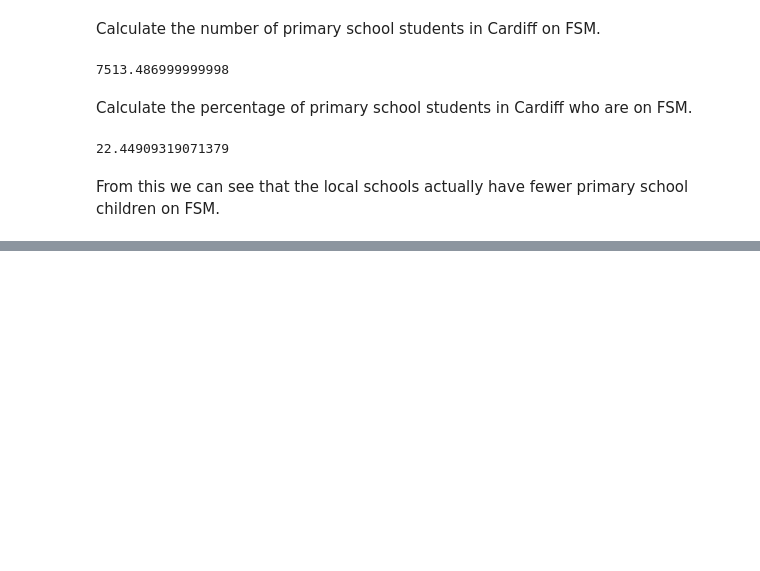
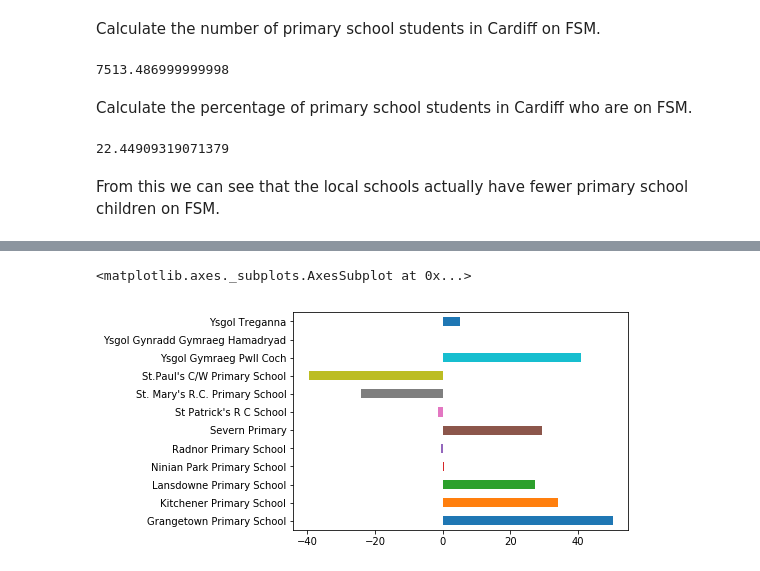
Before and after one commit to idorrington92/SRCDC_cardiff_data_analysis, a Jupyter notebook: codes/schools/my_local_school_webscraping.ipynb, the cells around one changed output, grey strips where cells are left out. Cells and saved outputs as stored; diff of their text form; code cells hidden in the pictures; blank space fills up the shorter version.

Commit message:
Added code to look through the tables in my local schools. Started looking at SEN and EAL stats.

```diff
--- a/codes/schools/my_local_school_webscraping.ipynb
+++ b/codes/schools/my_local_school_webscraping.ipynb
@@ -213,0 +240,3 @@ From this we can see that the local schools actually have fewer primary school c
+# %%
+sen_table_id = 'atbl239'
+eal_table_id = 'atbl240'
@@ -213,0 +245,6 @@ From this we can see that the local schools actually have fewer primary school c
+# %%
+sen_dict = {}
+for school in primary_school_URLs.keys():
+    sen_dict[school] = load_table_into_dataFrame(primary_school_URLs[school],sen_table_id)
+    if not len(sen_dict[school]):
+        del sen_dict[school]
@@ -213,0 +253,6 @@ From this we can see that the local schools actually have fewer primary school c
+# %%
+school_action_dict = {}
+for school in sen_dict.keys():
+    school_action_dict[school] = sen_dict[school].loc['School - School Action']
+school_action_df = pd.DataFrame.from_dict(school_action_dict,orient='index')
+local_school_action_df = school_action_df.loc[local_schools]
@@ -213,0 +296,3 @@ From this we can see that the local schools actually have fewer primary school c
+# %%
+number_local_sen_students = local_school_df['Number of Pupils 2017']*school_action_df.loc[local_schools,2017]/100
+number_cardiff_sen_students = (cardiff_primary_school_df['Number of Pupils 2017']*school_action_df.loc[:,2017]/100)
@@ -213,0 +306,5 @@ From this we can see that the local schools actually have fewer primary school c
+# %%
+(number_local_sen_students-number_cardiff_sen_students.median()).plot(kind='barh')
+# %% [output]
+<matplotlib.axes._subplots.AxesSubplot at 0x...>
+[figure, added]
```
Also changed, not shown: parts of 21 cells of this notebook.
